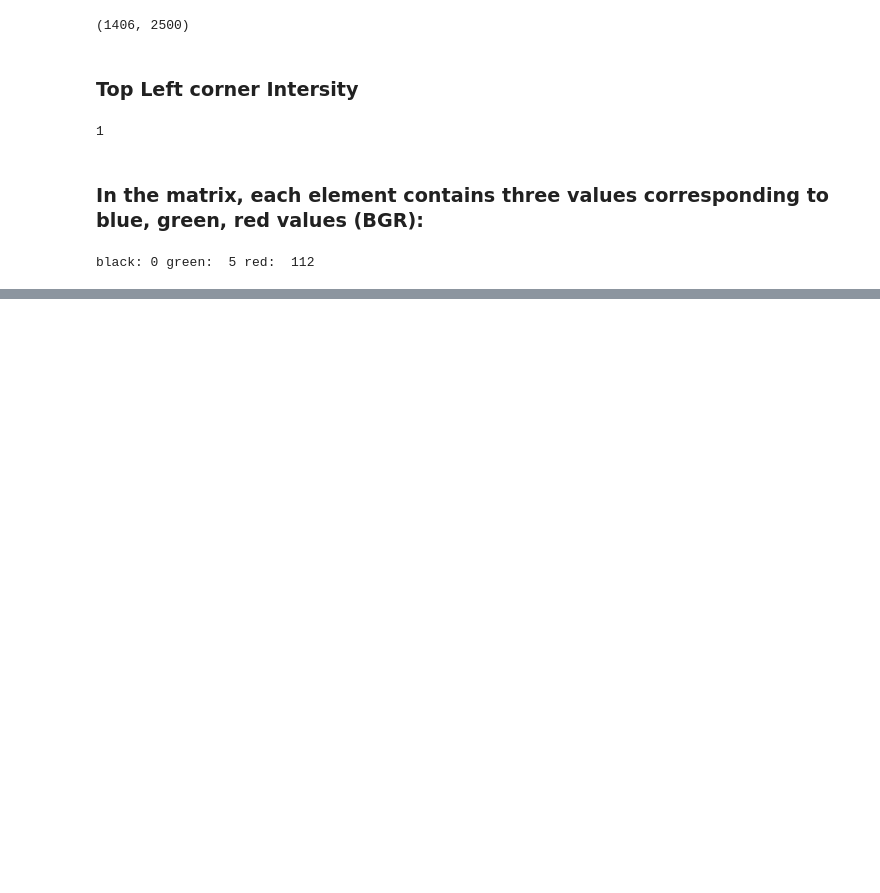
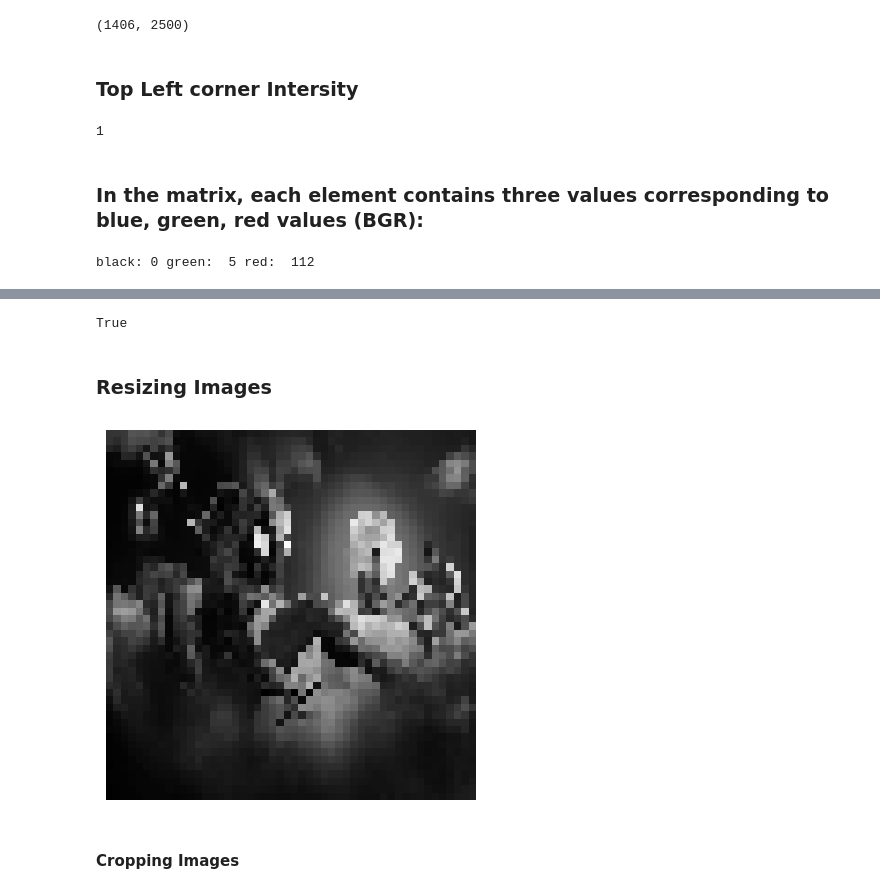
Before and after one commit to rabobahago/Python_ML_Data_Science, a Jupyter notebook: machine_learning_py/handling_images/main.ipynb, the cells around one changed output, grey strips where cells are left out. Saved outputs shown, nothing was run; the diff lists cells and outputs as text; code cells hidden in the pictures; blank space fills up the shorter version.

```diff
--- a/machine_learning_py/handling_images/main.ipynb
+++ b/machine_learning_py/handling_images/main.ipynb
@@ -52,0 +65,29 @@ black: 0 green:  5 red:  112
+# %%
+# Load libraries
+import cv2
+import numpy as np
+from matplotlib import pyplot as plt
+# Load image as grayscale
+image = cv2.imread("images/log.jpg", cv2.IMREAD_GRAYSCALE)
+# Save image
+cv2.imwrite("images/log_new.jpg", image)
+# %% [output]
+True
+# %% [markdown]
+### Resizing Images
+# %%
+# Load image
+import cv2
+import numpy as np
+from matplotlib import pyplot as plt
+# Load image as grayscale
+image = cv2.imread("images/tetx.jpg", cv2.IMREAD_GRAYSCALE)
+# Resize image to 50 pixels by 50 pixels
+image_50x50 = cv2.resize(image, (50, 50))
+# View image
+plt.imshow(image_50x50, cmap="gray"), plt.axis("off")
+plt.show()
+# %% [output]
+[figure, added]
+# %% [markdown]
+#### Cropping Images
```
Also changed, not shown: parts of 11 cells of this notebook, 1 other file.
